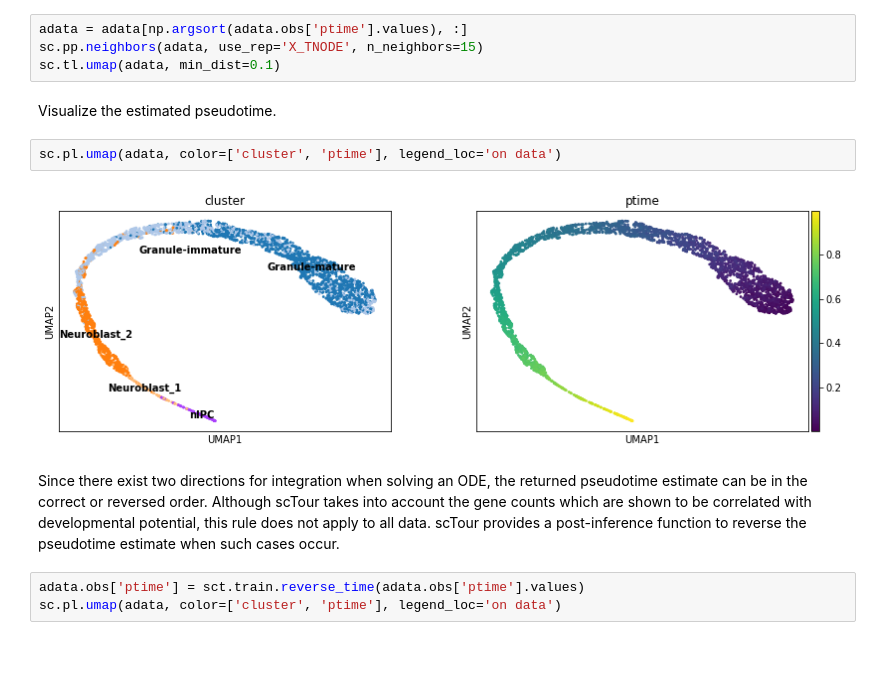
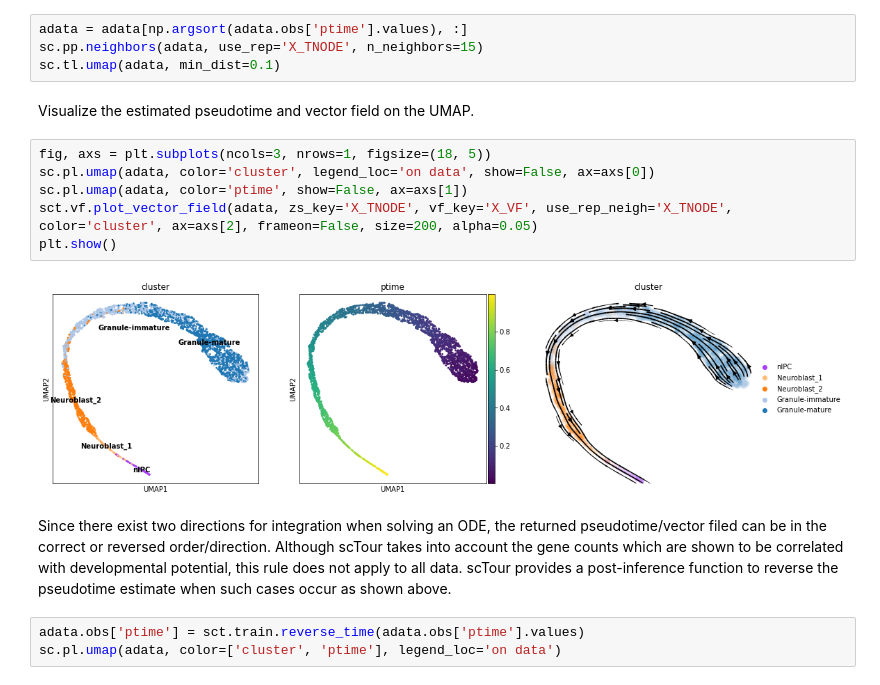
Before and after one commit to LiQian-XC/sctour, a Jupyter notebook: docs/source/notebook/scTour_inference_PostInference_adjustment.ipynb, the cells around one changed output. Saved outputs shown, nothing was run; the diff lists cells and outputs as text; blank space fills up the shorter version.

```diff
--- a/docs/source/notebook/scTour_inference_PostInference_adjustment.ipynb
+++ b/docs/source/notebook/scTour_inference_PostInference_adjustment.ipynb
@@ -78,13 +84,17 @@ adata = adata[np.argsort(adata.obs['ptime'].values), :]
 sc.pp.neighbors(adata, use_rep='X_TNODE', n_neighbors=15)
 sc.tl.umap(adata, min_dist=0.1)
 # %% [markdown]
-Visualize the estimated pseudotime.
+Visualize the estimated pseudotime and vector field on the UMAP.
-# %%
-sc.pl.umap(adata, color=['cluster', 'ptime'], legend_loc='on data')
-# %% [output]
-[figure, removed]
+# %%
+fig, axs = plt.subplots(ncols=3, nrows=1, figsize=(18, 5))
+sc.pl.umap(adata, color='cluster', legend_loc='on data', show=False, ax=axs[0])
+sc.pl.umap(adata, color='ptime', show=False, ax=axs[1])
+sct.vf.plot_vector_field(adata, zs_key='X_TNODE', vf_key='X_VF', use_rep_neigh='X_TNODE', color='cluster', ax=axs[2], frameon=False, size=200, alpha=0.05)
+plt.show()
+# %% [output]
+[figure, added]
 # %% [markdown]
-Since there exist two directions for integration when solving an ODE, the returned pseudotime estimate can be in the correct or reversed order. Although scTour takes into account the gene counts which are shown to be correlated with developmental potential, this rule does not apply to all data. scTour provides a post-inference function to reverse the pseudotime estimate when such cases occur.
+Since there exist two directions for integration when solving an ODE, the returned pseudotime/vector filed can be in the correct or reversed order/direction. Although scTour takes into account the gene counts which are shown to be correlated with developmental potential, this rule does not apply to all data. scTour provides a post-inference function to reverse the pseudotime estimate when such cases occur as shown above.
 # %%
 adata.obs['ptime'] = sct.train.reverse_time(adata.obs['ptime'].values)
 sc.pl.umap(adata, color=['cluster', 'ptime'], legend_loc='on data')
```
Also changed, not shown: parts of 4 cells of this notebook, 2 other files.
